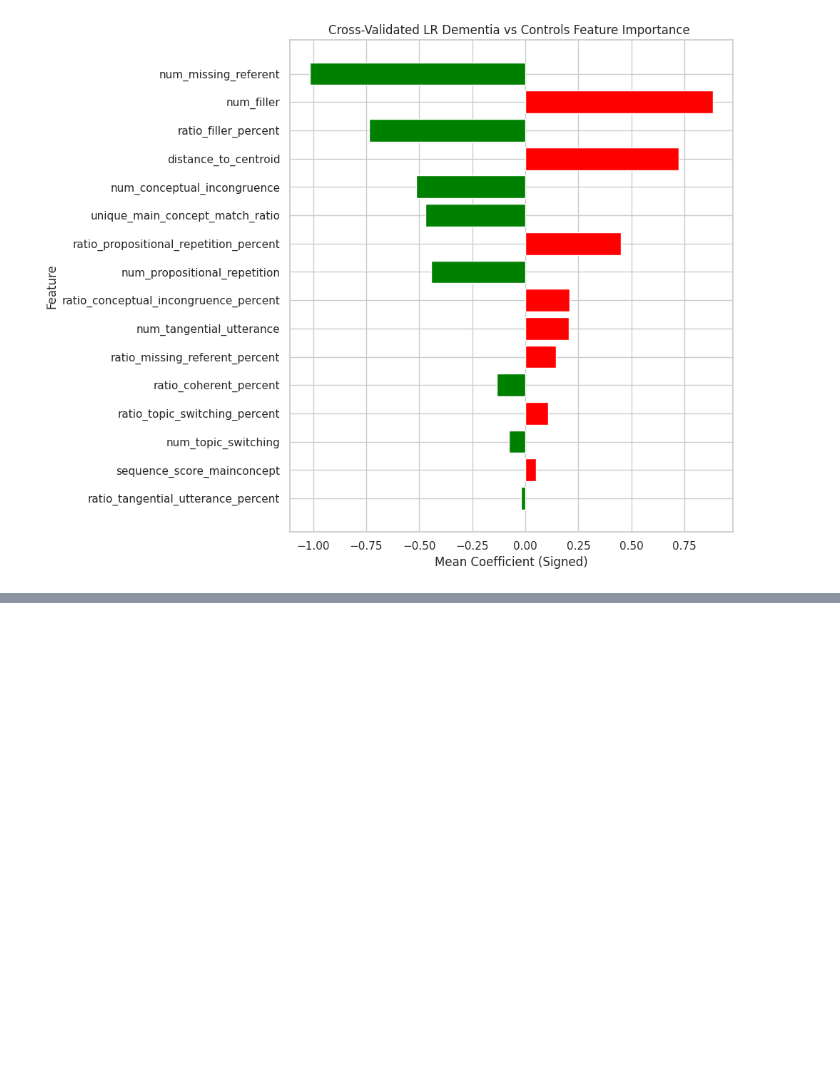
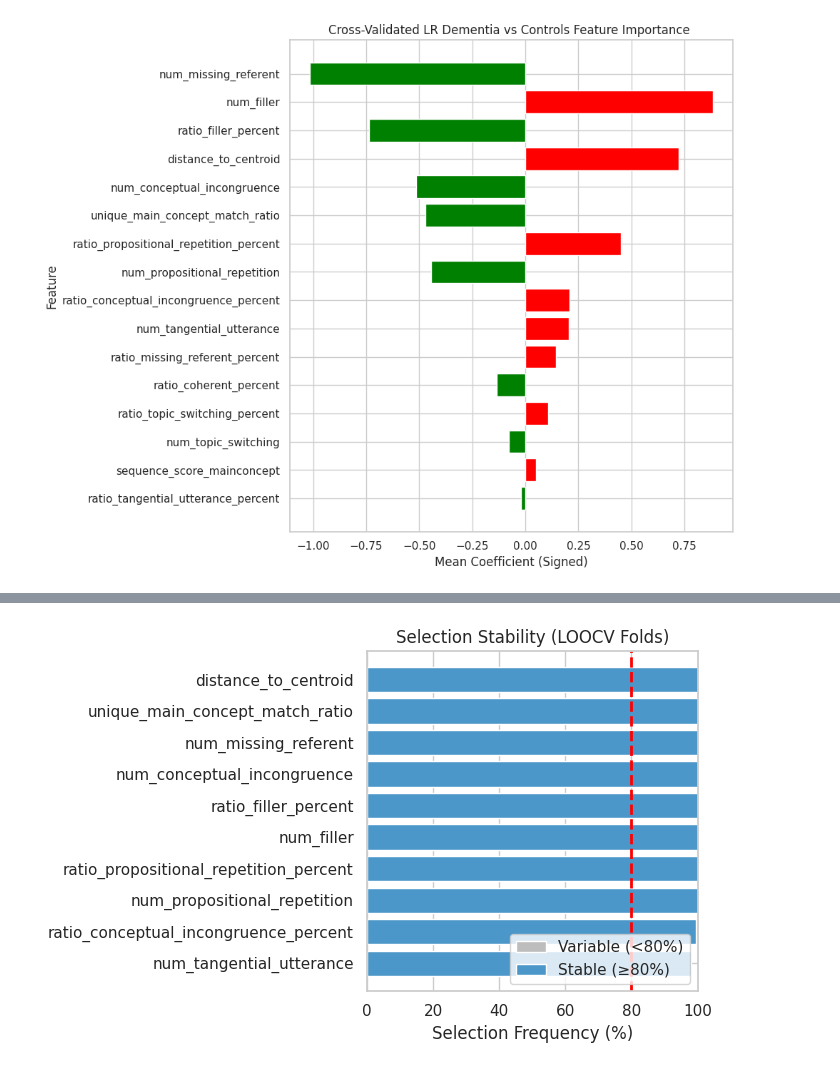
Before and after one commit to cassielee04/mainconcpet_analysis, a Jupyter notebook: src/notebooks/dementia_controls_mainconcept_update.ipynb, the cells around one changed output, grey strips where cells are left out. Drawn from its saved outputs; the diff is of its cells as text; code cells hidden in the pictures; blank space fills up the shorter version.

Commit message:
adding the stability test

```diff
--- a/src/notebooks/dementia_controls_mainconcept_update.ipynb
+++ b/src/notebooks/dementia_controls_mainconcept_update.ipynb
@@ -1120,0 +1229,20 @@ plt.show()
+# %%
+import numpy as np
+import pandas as pd
+
+K = 10  # pick top-K features per fold (common: 5, 10, 20)
+
+abs_coef = coef_loo.abs()
+
+# boolean matrix: True if feature is in top-K abs coef in that fold
+selected = abs_coef.apply(lambda row: row.nlargest(K).index, axis=1)
+
+selected_mask = pd.DataFrame(False, index=coef_loo.index, columns=coef_loo.columns)
+for i, feats in selected.items():
+    selected_mask.loc[i, feats] = True
+
+# selection frequency (%)
+selection_freq = selected_mask.mean(axis=0) * 100  # percent
+selection_freq = selection_freq.sort_values(ascending=False)
+
+selection_freq.head(20)
@@ -1120,0 +1267,28 @@ plt.show()
+# %%
+import matplotlib.pyplot as plt
+
+THRESH = 80
+TOP_N = 10
+
+plot_series = selection_freq.head(TOP_N)[::-1]  # reverse for barh
+colors = ["#4C97C9" if v >= THRESH else "#BDBDBD" for v in plot_series.values]
+
+plt.figure(figsize=(7, 4.5))
+plt.barh(plot_series.index, plot_series.values, color=colors)
+plt.axvline(THRESH, color="red", linestyle="--", linewidth=2)
+
+plt.xlabel("Selection Frequency (%)")
+plt.title("Selection Stability (LOOCV Folds)")
+plt.xlim(0, 100)
+
+# legend
+from matplotlib.patches import Patch
+plt.legend(handles=[
+    Patch(facecolor="#BDBDBD", label=f"Variable (<{THRESH}%)"),
+    Patch(facecolor="#4C97C9", label=f"Stable (≥{THRESH}%)")
+], loc="lower right")
+
+plt.tight_layout()
+plt.show()
+# %% [output]
+[figure, added]
```
Also changed, not shown: parts of 8 cells of this notebook, 1 other file.
